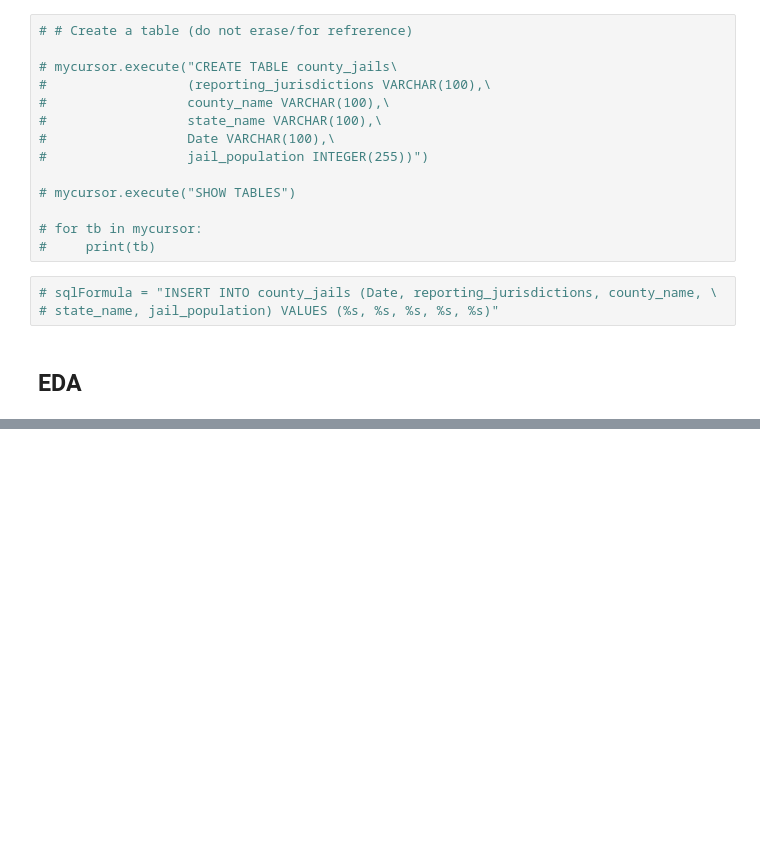
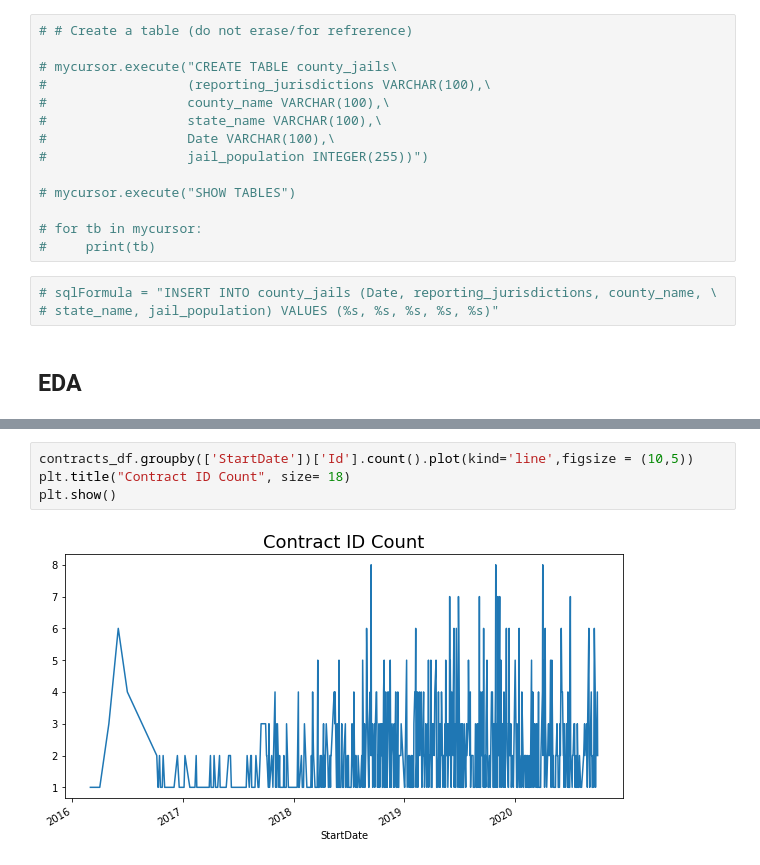
Before and after one commit to meaganlazer/Sales_Funnel, a Jupyter notebook: Binterview.ipynb, the cells around one changed output, grey strips where cells are left out. Cells and saved outputs as stored; diff of their text form; blank space fills up the shorter version.

```diff
--- a/Binterview.ipynb
+++ b/Binterview.ipynb
@@ -162,0 +270,6 @@ for db in mycursor:
+# %%
+contracts_df.groupby(['StartDate'])['Id'].count().plot(kind='line',figsize = (10,5))
+plt.title("Contract ID Count", size= 18)
+plt.show()
+# %% [output]
+[figure, added]
```
Also changed, not shown: parts of 40 cells of this notebook.
